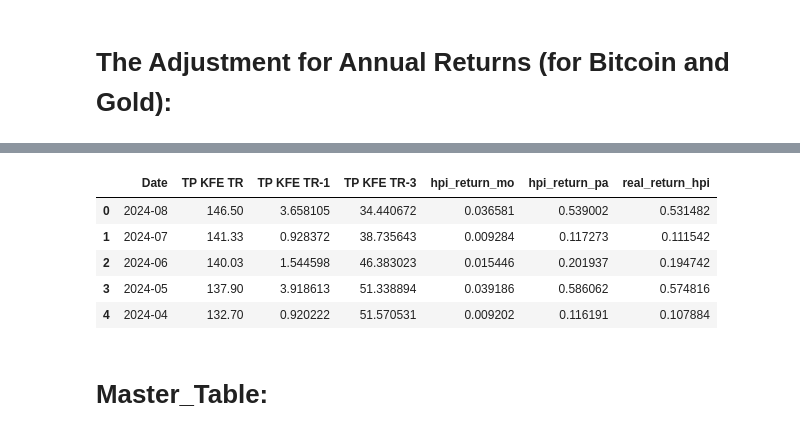
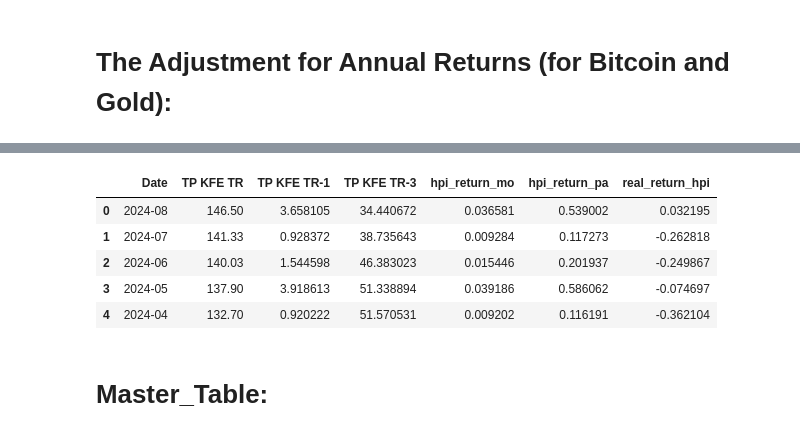
Before and after one commit to denis-lasser/hedging-against-turkish-inflation, a Jupyter notebook: notebooks/DATABASE AND PREPROCESS FOR DATA.ipynb, the cells around one changed output, grey strips where cells are left out. Cells and saved outputs as stored; diff of their text form; code cells hidden in the pictures.

```diff
--- a/notebooks/DATABASE AND PREPROCESS FOR DATA.ipynb
+++ b/notebooks/DATABASE AND PREPROCESS FOR DATA.ipynb
@@ -153,15 +168,15 @@ merged_df_bonds.head()
 # %%
 merged_df_hpi = pd.merge(df_hpi, df_inf, on="Date", how="inner")
-merged_df_hpi["real_return_hpi"] = real_return(df_hpi["hpi_return_pa"], df_inf["Inflation"] / 100)
+merged_df_hpi["real_return_hpi"] = real_return(df_hpi["hpi_return_pa"], df_inf["Inflation"])
 merged_df_hpi = merged_df_hpi.drop(columns=["Inflation"])
 merged_df_hpi.head()
 # %% [output]
 |  | Date | TP KFE TR | TP KFE TR-1 | TP KFE TR-3 | hpi_return_mo | hpi_return_pa | real_return_hpi |
-| 0 | 2024-08 | 146.50 | 3.658105 | 34.440672 | 0.036581 | 0.539002 | 0.531482 |
-| 1 | 2024-07 | 141.33 | 0.928372 | 38.735643 | 0.009284 | 0.117273 | 0.111542 |
-| 2 | 2024-06 | 140.03 | 1.544598 | 46.383023 | 0.015446 | 0.201937 | 0.194742 |
-| 3 | 2024-05 | 137.90 | 3.918613 | 51.338894 | 0.039186 | 0.586062 | 0.574816 |
-| 4 | 2024-04 | 132.70 | 0.920222 | 51.570531 | 0.009202 | 0.116191 | 0.107884 |
+| 0 | 2024-08 | 146.50 | 3.658105 | 34.440672 | 0.036581 | 0.539002 | 0.032195 |
+| 1 | 2024-07 | 141.33 | 0.928372 | 38.735643 | 0.009284 | 0.117273 | -0.262818 |
+| 2 | 2024-06 | 140.03 | 1.544598 | 46.383023 | 0.015446 | 0.201937 | -0.249867 |
+| 3 | 2024-05 | 137.90 | 3.918613 | 51.338894 | 0.039186 | 0.586062 | -0.074697 |
+| 4 | 2024-04 | 132.70 | 0.920222 | 51.570531 | 0.009202 | 0.116191 | -0.362104 |
 # %% [markdown]
 # Master_Table:
 # %%
```
Also changed, not shown: parts of 9 cells of this notebook.
